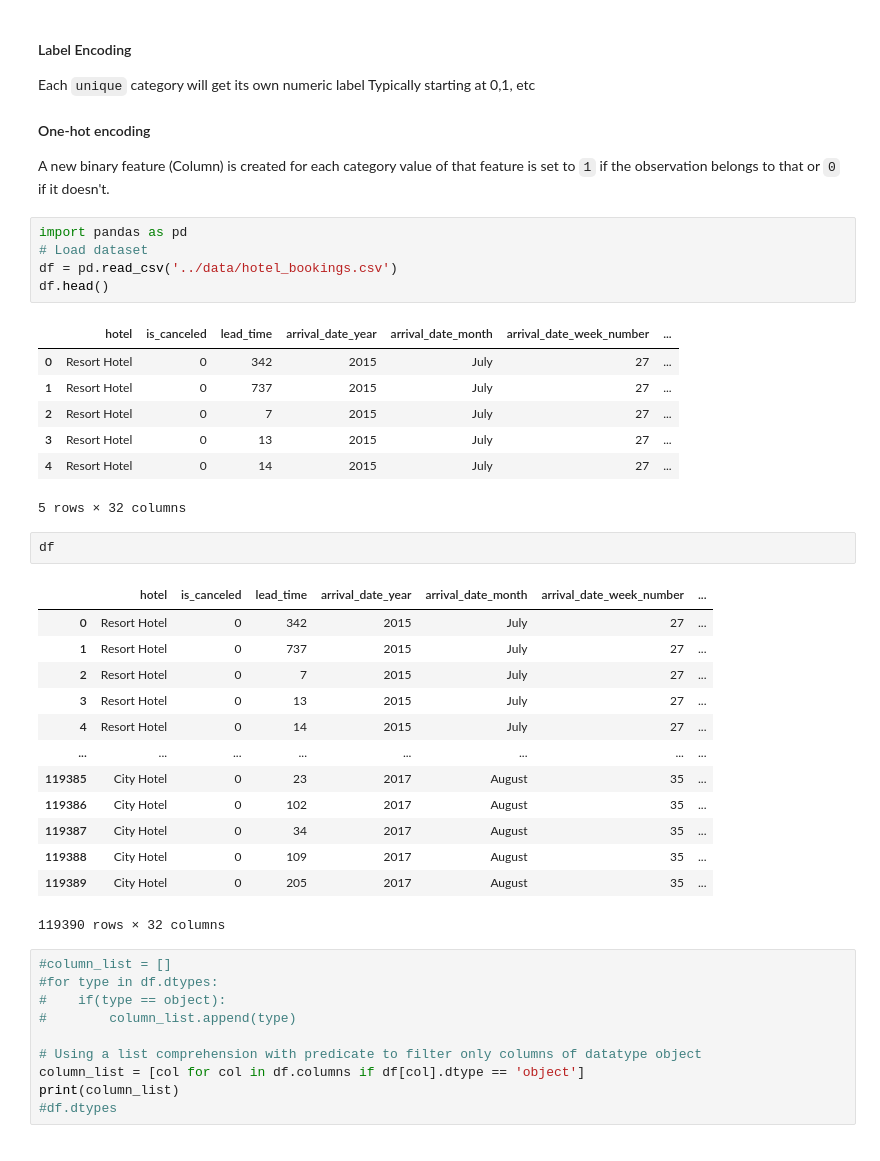
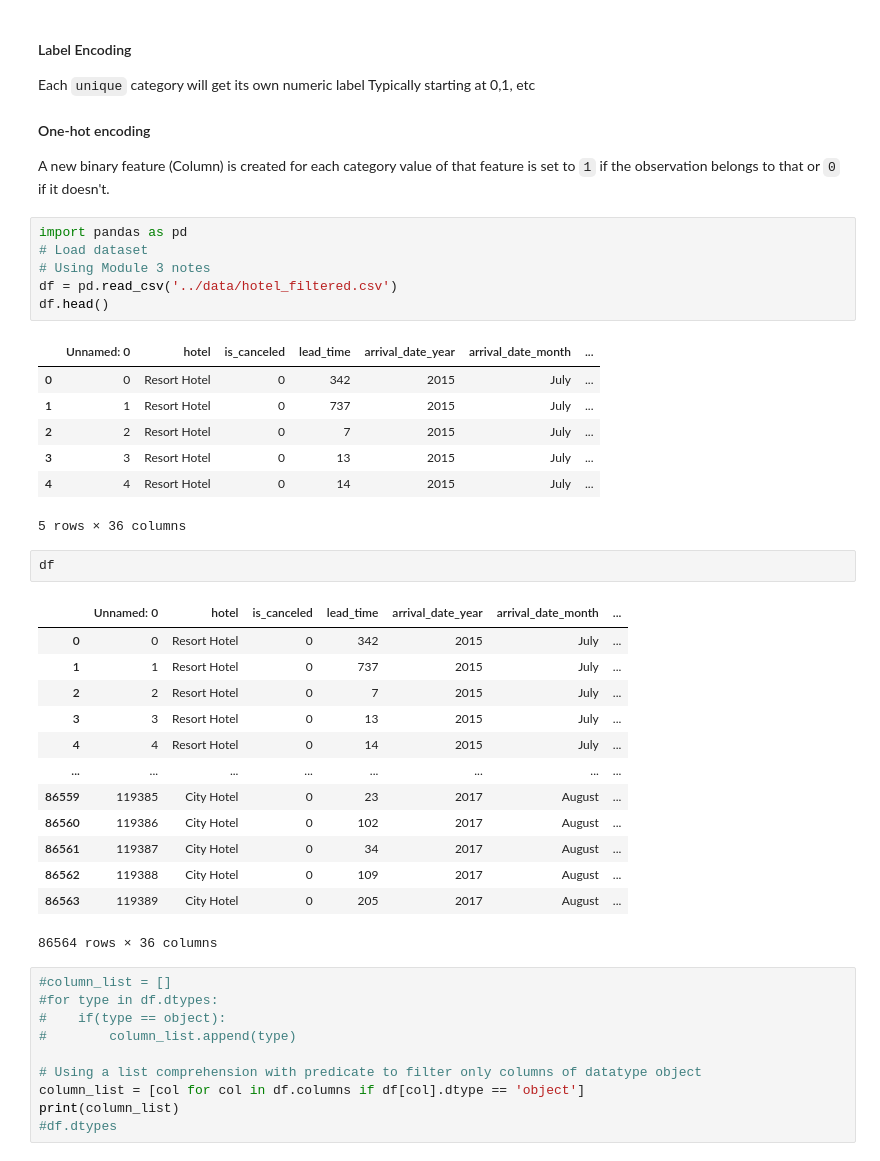
Before and after one commit to CS4580/my-notes-Komperda, a Jupyter notebook: module_4/correleation_analysis.ipynb, the cells around one changed output. Saved outputs shown, nothing was run; the diff lists cells and outputs as text.

Commit message:
module6

```diff
--- a/module_4/correleation_analysis.ipynb
+++ b/module_4/correleation_analysis.ipynb
@@ -55,32 +55,33 @@ or `0` if it doesn't.
 # %%
 import pandas as pd
 # Load dataset
-df = pd.read_csv('../data/hotel_bookings.csv')
+# Using Module 3 notes
+df = pd.read_csv('../data/hotel_filtered.csv')
 df.head()
 # %% [output]
-|  | hotel | is_canceled | lead_time | arrival_date_year | arrival_date_month | arrival_date_week_number | ... |
-| 0 | Resort Hotel | 0 | 342 | 2015 | July | 27 | ... |
-| 1 | Resort Hotel | 0 | 737 | 2015 | July | 27 | ... |
-| 2 | Resort Hotel | 0 | 7 | 2015 | July | 27 | ... |
-| 3 | Resort Hotel | 0 | 13 | 2015 | July | 27 | ... |
-| 4 | Resort Hotel | 0 | 14 | 2015 | July | 27 | ... |
+|  | Unnamed: 0 | hotel | is_canceled | lead_time | arrival_date_year | arrival_date_month | ... |
+| 0 | 0 | Resort Hotel | 0 | 342 | 2015 | July | ... |
+| 1 | 1 | Resort Hotel | 0 | 737 | 2015 | July | ... |
+| 2 | 2 | Resort Hotel | 0 | 7 | 2015 | July | ... |
+| 3 | 3 | Resort Hotel | 0 | 13 | 2015 | July | ... |
+| 4 | 4 | Resort Hotel | 0 | 14 | 2015 | July | ... |
-5 rows × 32 columns
+5 rows × 36 columns
 # %%
 df
 # %% [output]
-|  | hotel | is_canceled | lead_time | arrival_date_year | arrival_date_month | arrival_date_week_number | ... |
-| 0 | Resort Hotel | 0 | 342 | 2015 | July | 27 | ... |
-| 1 | Resort Hotel | 0 | 737 | 2015 | July | 27 | ... |
-| 2 | Resort Hotel | 0 | 7 | 2015 | July | 27 | ... |
-| 3 | Resort Hotel | 0 | 13 | 2015 | July | 27 | ... |
-| 4 | Resort Hotel | 0 | 14 | 2015 | July | 27 | ... |
+|  | Unnamed: 0 | hotel | is_canceled | lead_time | arrival_date_year | arrival_date_month | ... |
+| 0 | 0 | Resort Hotel | 0 | 342 | 2015 | July | ... |
+| 1 | 1 | Resort Hotel | 0 | 737 | 2015 | July | ... |
+| 2 | 2 | Resort Hotel | 0 | 7 | 2015 | July | ... |
+| 3 | 3 | Resort Hotel | 0 | 13 | 2015 | July | ... |
+| 4 | 4 | Resort Hotel | 0 | 14 | 2015 | July | ... |
 | ... | ... | ... | ... | ... | ... | ... | ... |
-| 119385 | City Hotel | 0 | 23 | 2017 | August | 35 | ... |
-| 119386 | City Hotel | 0 | 102 | 2017 | August | 35 | ... |
-| 119387 | City Hotel | 0 | 34 | 2017 | August | 35 | ... |
-| 119388 | City Hotel | 0 | 109 | 2017 | August | 35 | ... |
-| 119389 | City Hotel | 0 | 205 | 2017 | August | 35 | ... |
+| 86559 | 119385 | City Hotel | 0 | 23 | 2017 | August | ... |
+| 86560 | 119386 | City Hotel | 0 | 102 | 2017 | August | ... |
+| 86561 | 119387 | City Hotel | 0 | 34 | 2017 | August | ... |
+| 86562 | 119388 | City Hotel | 0 | 109 | 2017 | August | ... |
+| 86563 | 119389 | City Hotel | 0 | 205 | 2017 | August | ... |
-119390 rows × 32 columns
+86564 rows × 36 columns
 # %%
 #column_list = []
 #for type in df.dtypes:
```
Also changed, not shown: parts of 18 cells of this notebook, 6 other files.
